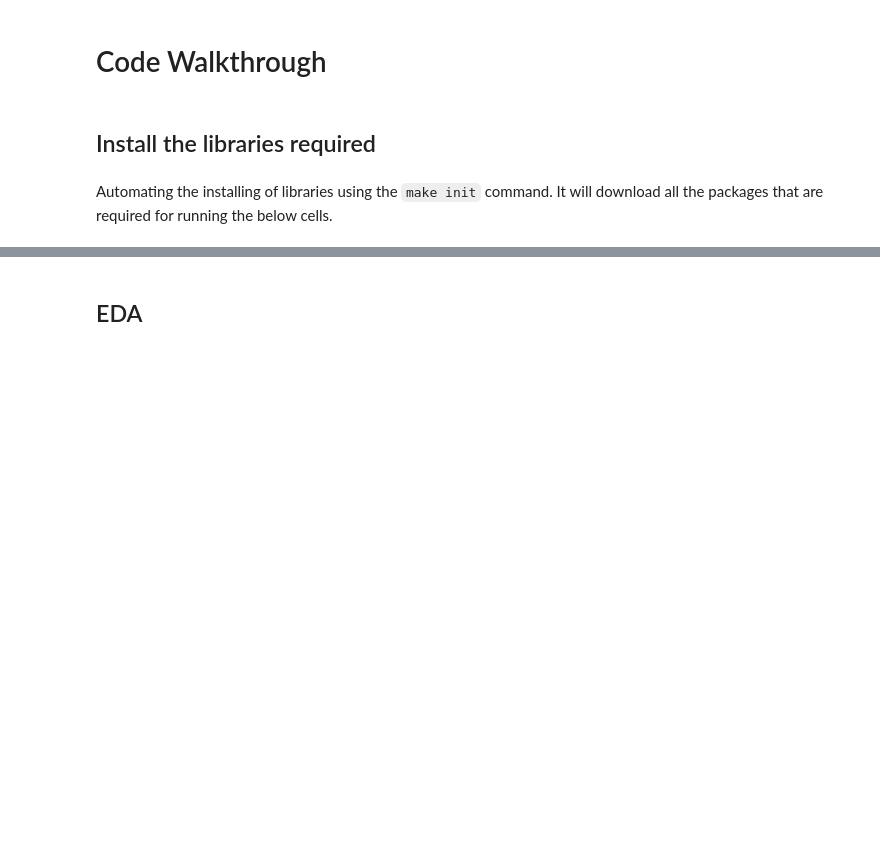
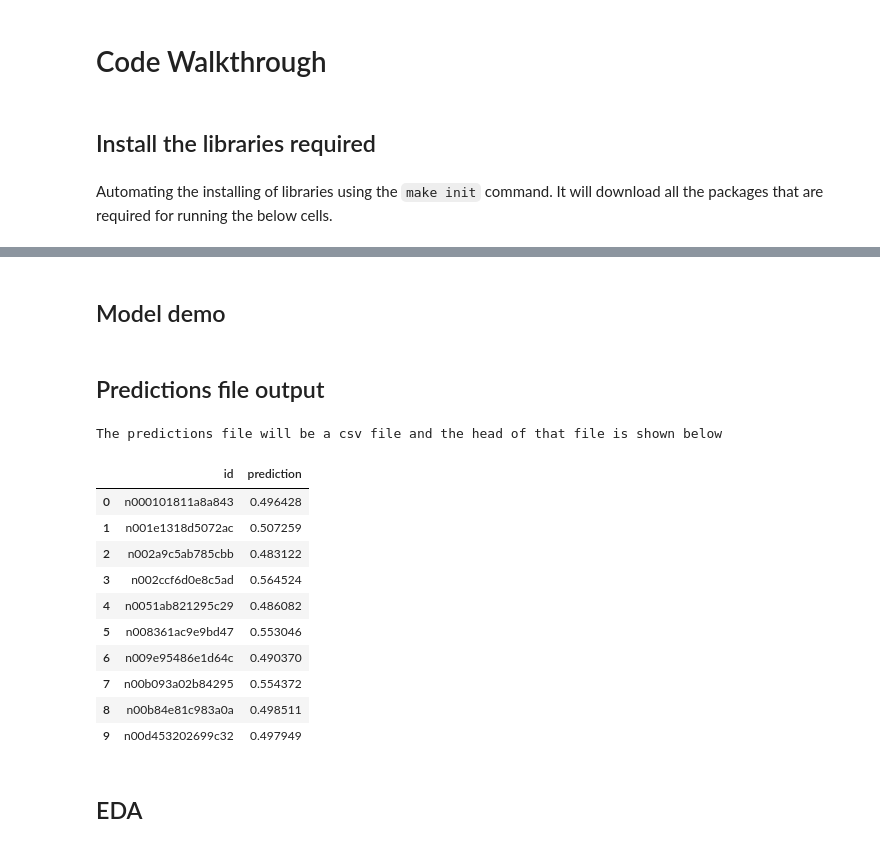
Before and after one commit to jacksonneal/mark_twain, a Jupyter notebook: code walkthrough.ipynb, the cells around one changed output, grey strips where cells are left out. Drawn from its saved outputs; the diff is of its cells as text; code cells hidden in the pictures; blank space fills up the shorter version.

```diff
--- a/code walkthrough.ipynb
+++ b/code walkthrough.ipynb
@@ -42,0 +11,2 @@ for file in files:
+# %% [markdown]
+## Model demo
@@ -43,3 +19,24 @@ for file in files:
+# %% [markdown]
+## Predictions file output
+# %%
+import pandas as pd
+
+print('The predictions file will be a csv file and the head of that file is shown below \n')
+preds = pd.read_csv('predictions.csv')
+preds.head(10)
+# %% [output]
+The predictions file will be a csv file and the head of that file is shown below
+|  | id | prediction |
+| 0 | n000101811a8a843 | 0.496428 |
+| 1 | n001e1318d5072ac | 0.507259 |
+| 2 | n002a9c5ab785cbb | 0.483122 |
+| 3 | n002ccf6d0e8c5ad | 0.564524 |
+| 4 | n0051ab821295c29 | 0.486082 |
+| 5 | n008361ac9e9bd47 | 0.553046 |
+| 6 | n009e95486e1d64c | 0.490370 |
+| 7 | n00b093a02b84295 | 0.554372 |
+| 8 | n00b84e81c983a0a | 0.498511 |
+| 9 | n00d453202699c32 | 0.497949 |
 # %% [markdown]
 ## EDA
 # %%
```
Also changed, not shown: parts of 21 cells of this notebook.
